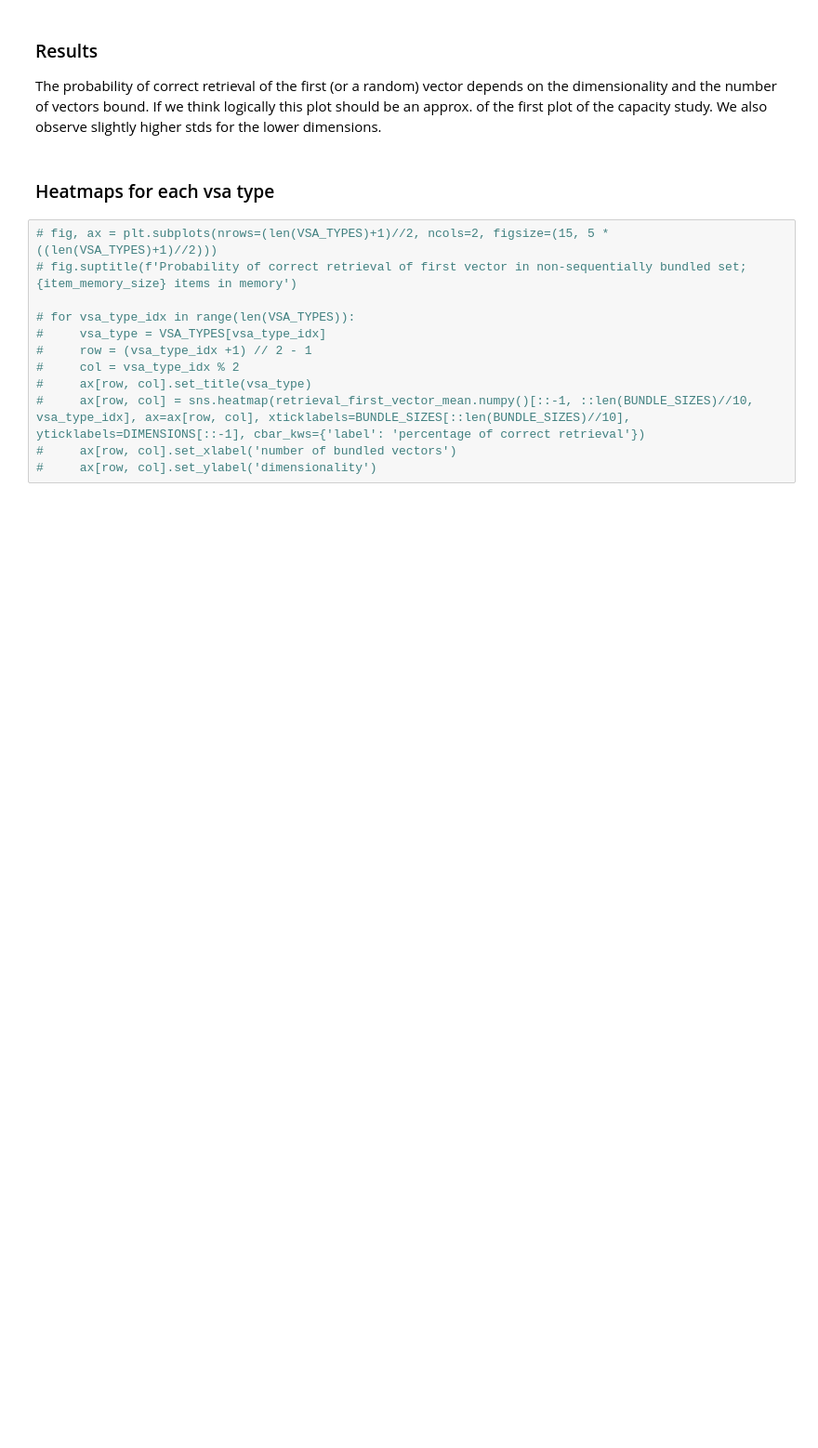
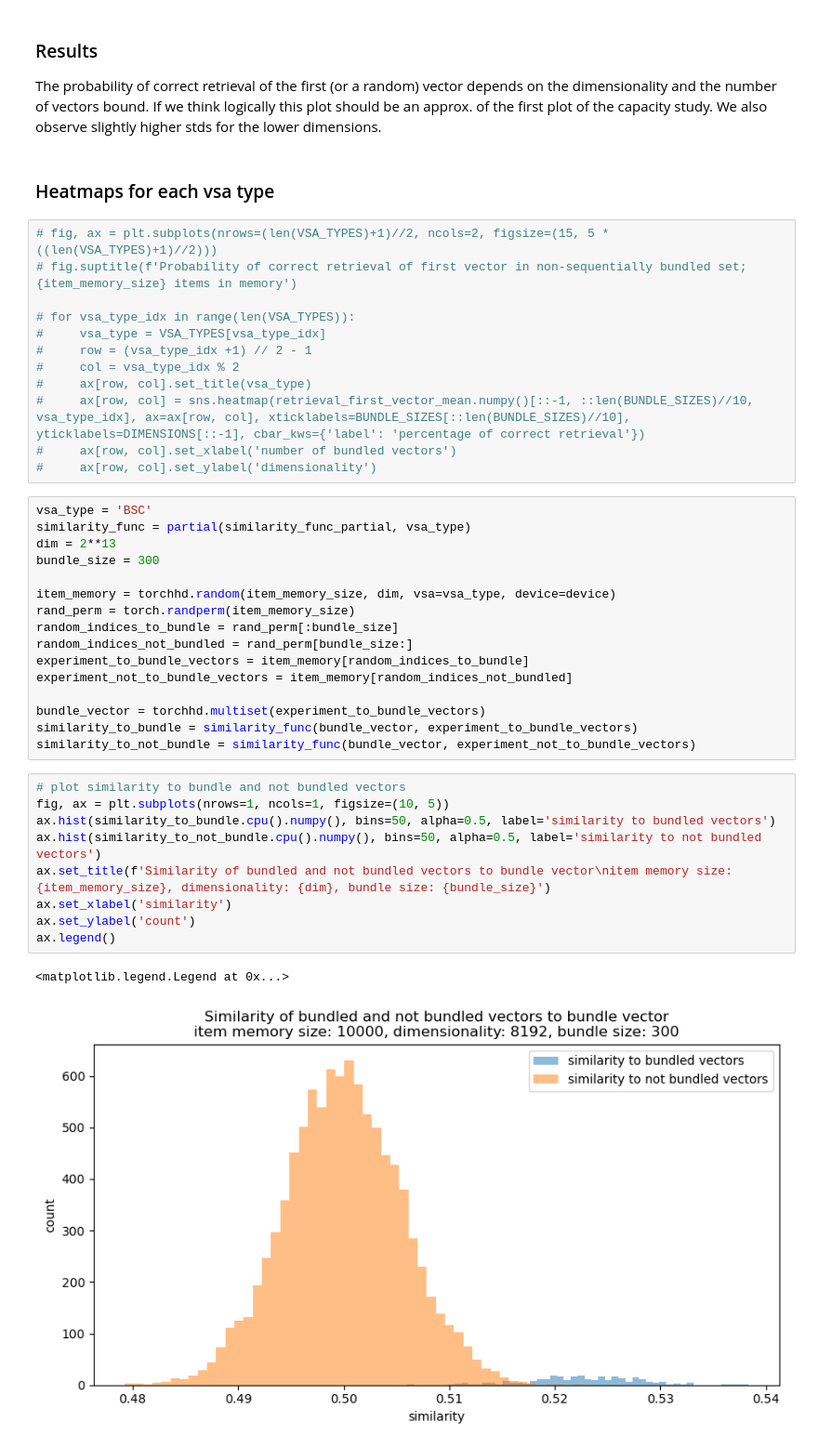
Before and after one commit to SennR-1952135/Masterthesis-VSAs, a Jupyter notebook: code/src/capacity_exp/non_norm_bundle_capacity_vsa_types.ipynb, the cells around one changed output. Shown at 93% size. Cells and saved outputs as stored; diff of their text form; blank space fills up the shorter version.

```diff
--- a/code/src/capacity_exp/non_norm_bundle_capacity_vsa_types.ipynb
+++ b/code/src/capacity_exp/non_norm_bundle_capacity_vsa_types.ipynb
@@ -260,3 +293,31 @@ The probability of correct retrieval of the first (or a random) vector depends o
 #     ax[row, col] = sns.heatmap(retrieval_first_vector_mean.numpy()[::-1, ::len(BUNDLE_SIZES)//10, vsa_type_idx], ax=ax[row, col], xticklabels=BUNDLE_SIZES[::len(BUNDLE_SIZES)//10], yticklabels=DIMENSIONS[::-1], cbar_kws={'label': 'percentage of correct retrieval'})
 #     ax[row, col].set_xlabel('number of bundled vectors')
 #     ax[row, col].set_ylabel('dimensionality')
+# %%
+vsa_type = 'BSC'
+similarity_func = partial(similarity_func_partial, vsa_type)
+dim = 2**13
+bundle_size = 300
+
+item_memory = torchhd.random(item_memory_size, dim, vsa=vsa_type, device=device)
+rand_perm = torch.randperm(item_memory_size)
+random_indices_to_bundle = rand_perm[:bundle_size]
+random_indices_not_bundled = rand_perm[bundle_size:]
+experiment_to_bundle_vectors = item_memory[random_indices_to_bundle]
+experiment_not_to_bundle_vectors = item_memory[random_indices_not_bundled]
+
+bundle_vector = torchhd.multiset(experiment_to_bundle_vectors)
+similarity_to_bundle = similarity_func(bundle_vector, experiment_to_bundle_vectors)
+similarity_to_not_bundle = similarity_func(bundle_vector, experiment_not_to_bundle_vectors)
+# %%
+# plot similarity to bundle and not bundled vectors
+fig, ax = plt.subplots(nrows=1, ncols=1, figsize=(10, 5))
+ax.hist(similarity_to_bundle.cpu().numpy(), bins=50, alpha=0.5, label='similarity to bundled vectors')
+ax.hist(similarity_to_not_bundle.cpu().numpy(), bins=50, alpha=0.5, label='similarity to not bundled vectors')
+ax.set_title(f'Similarity of bundled and not bundled vectors to bundle vector\nitem memory size: {item_memory_size}, dimensionality: {dim}, bundle size: {bundle_size}')
+ax.set_xlabel('similarity')
+ax.set_ylabel('count')
+ax.legend()
+# %% [output]
+<matplotlib.legend.Legend at 0x...>
+[figure, added]
```
Also changed, not shown: parts of 7 cells of this notebook, 11 other files.
